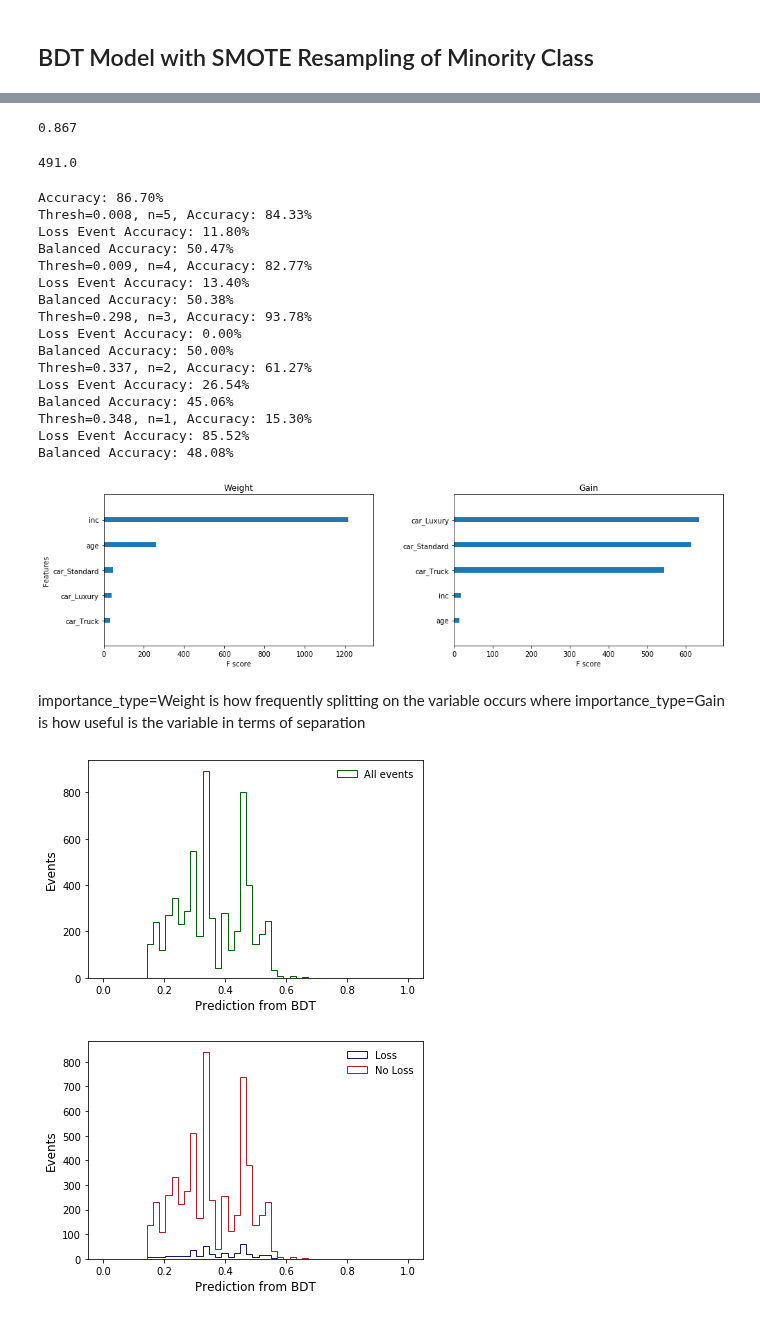
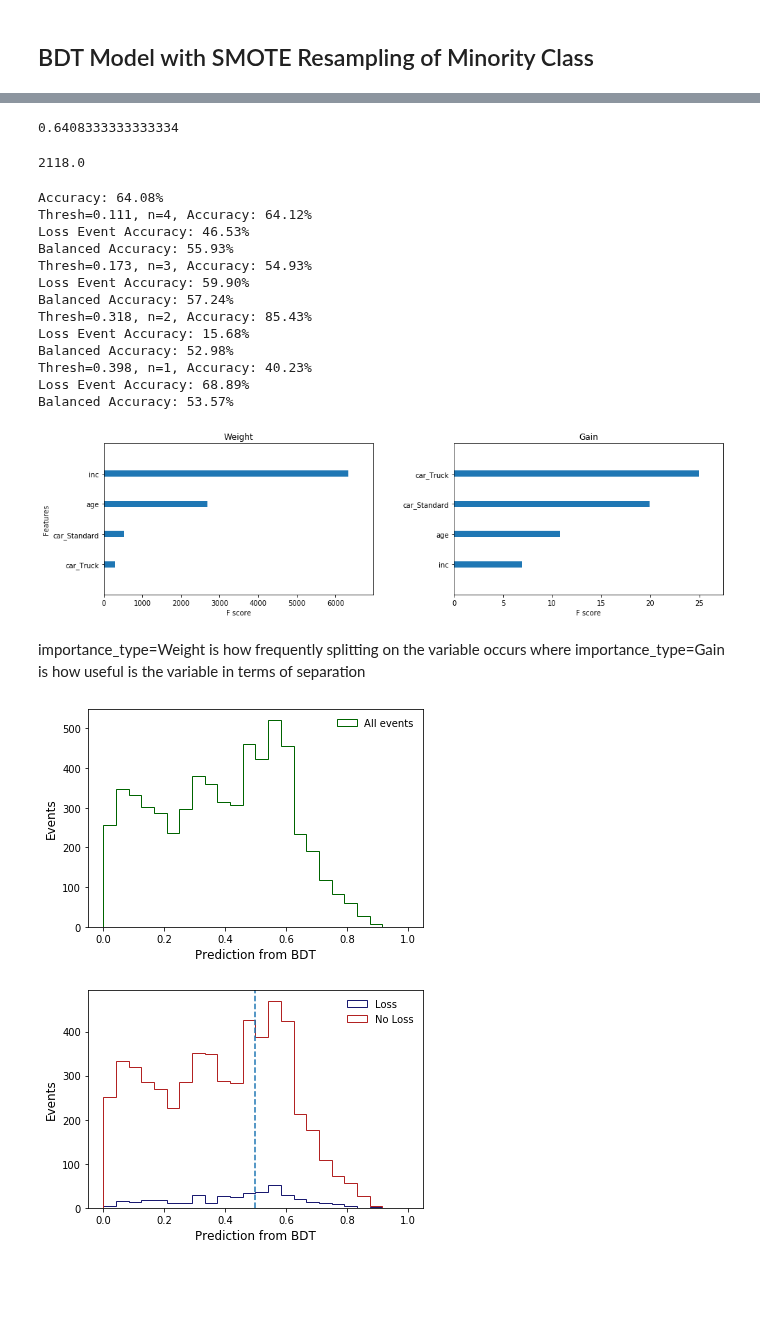
Before and after one commit to JTBarkeloo/JupyterNotebooks, a Jupyter notebook: MRM Assessment.ipynb, the cells around one changed output, grey strips where cells are left out. Saved outputs shown, nothing was run; the diff lists cells and outputs as text; code cells hidden in the pictures; blank space fills up the shorter version.

```diff
--- a/MRM Assessment.ipynb
+++ b/MRM Assessment.ipynb
@@ -530,10 +531,11 @@ ROC AUC Score:  0.5222632370586787
 # %% [markdown]
 ## BDT Model with SMOTE Resampling of Minority Class
 # %%
-X = mrm2[['age', 'inc', 'car_Luxury','car_Standard', 'car_Truck']] #'edu_High School', 'edu_College',
+X = mrm2[['age', 'inc', 'car_Standard', 'car_Truck']] #'edu_High School', 'edu_College', 'car_Luxury'
 y = mrm2['acc']
+X['inc']=X['inc'].div(1000)
 y = y.astype('bool').astype('int') #easy conversion of (0,nonzero) to (0,1)
-X_train, X_test, y_train, y_test = train_test_split(X, y, train_size=0.8)
+X_train, X_test, y_train, y_test = train_test_split(X, y, train_size=0.8,random_state=0)
 smote = SMOTE(sampling_strategy="auto")
 X_train_smote, y_train_smote = smote.fit_resample(X_train, y_train)
 np.bincount(y_train_smote)
@@ -560,12 +562,13 @@ Fraction signal: 0.062
 SMOTE: Fraction signal: 0.50
 # %%
 binary_bdt_param = {
-    "learning_rate" : 0.15,
+    "learning_rate" : 0.1,
     "max_depth" :6,
     "colsample_bytree" : 1.0,
     "subsample" : 1.0,
-    "n_estimators" : 200,
+    "n_estimators" : 1000,
     "feature_names" : features,
+    "min_samples_split" : 200,
     'objective' : 'binary:logistic' # objective function
 }
 binary_task_param = {
@@ -602,8 +605,8 @@ print(binary_bdt.score(X_test[features],y_test))
 
 binary_bdt.predict_proba(X_test[features])[:,1].round().sum()
 # %% [output]
-0.867
+0.6408333333333334
-491.0
+2118.0
 # %%
 from sklearn.metrics import accuracy_score
 from sklearn.feature_selection import SelectFromModel
@@ -628,22 +631,19 @@ for thresh in thresholds:
     print("Loss Event Accuracy: %.2f%%"%(predictions[y_test==1].sum()/y_test.sum()*100.))
     print("Balanced Accuracy: %.2f%%"%(bal_acc*100.))
 # %% [output]
-Accuracy: 86.70%
-Thresh=0.008, n=5, Accuracy: 84.33%
-Loss Event Accuracy: 11.80%
-Balanced Accuracy: 50.47%
-Thresh=0.009, n=4, Accuracy: 82.77%
-Loss Event Accuracy: 13.40%
-Balanced Accuracy: 50.38%
-Thresh=0.298, n=3, Accuracy: 93.78%
-Loss Event Accuracy: 0.00%
-Balanced Accuracy: 50.00%
-Thresh=0.337, n=2, Accuracy: 61.27%
-Loss Event Accuracy: 26.54%
-Balanced Accuracy: 45.06%
-Thresh=0.348, n=1, Accuracy: 15.30%
-Loss Event Accuracy: 85.52%
-Balanced Accuracy: 48.08%
+Accuracy: 64.08%
+Thresh=0.111, n=4, Accuracy: 64.12%
+Loss Event Accuracy: 46.53%
+Balanced Accuracy: 55.93%
+Thresh=0.173, n=3, Accuracy: 54.93%
+Loss Event Accuracy: 59.90%
+Balanced Accuracy: 57.24%
+Thresh=0.318, n=2, Accuracy: 85.43%
+Loss Event Accuracy: 15.68%
+Balanced Accuracy: 52.98%
+Thresh=0.398, n=1, Accuracy: 40.23%
+Loss Event Accuracy: 68.89%
+Balanced Accuracy: 53.57%
 # %%
 fig, ax_enum = plt.subplots(1,2, figsize=(16,4))
 xgb.plot_importance(binary_bdt, importance_type="weight", ax=ax_enum[0], title="Weight",show_values=False, grid=False)
@@ -653,31 +653,32 @@ plt.sca(ax_enum[1])
 plt.ylabel("")
 plt.subplots_adjust(wspace=0.3)
 # %% [output]
-[figure, old version]
+[figure, new version]
 # %% [markdown]
 importance_type=Weight is how frequently splitting on the variable occurs where importance_type=Gain is how useful is the variable in terms of separation
 # %%
 # plot all predictions (both signal and background)
 predictions = binary_bdt.predict_proba(X_test[features])[:,1]
 plt.figure();
-plt.hist(predictions,bins=np.linspace(0,1,50),histtype='step',color='darkgreen',label='All events');
+plt.hist(predictions,bins=np.linspace(0,1,25),histtype='step',color='darkgreen',label='All events');
 # make the plot readable
 plt.xlabel('Prediction from BDT',fontsize=12);
 plt.ylabel('Events',fontsize=12);
 plt.legend(frameon=False);
 
 # plot signal and background separately
 plt.figure();
-plt.hist(binary_bdt.predict_proba(X_test[features][y_test==1])[:,1],bins=np.linspace(0,1,50),
+plt.hist(binary_bdt.predict_proba(X_test[features][y_test==1])[:,1],bins=np.linspace(0,1,25),
          histtype='step',color='midnightblue',label='Loss');
-plt.hist(binary_bdt.predict_proba(X_test[features][y_test==0])[:,1],bins=np.linspace(0,1,50),
+plt.hist(binary_bdt.predict_proba(X_test[features][y_test==0])[:,1],bins=np.linspace(0,1,25),
          histtype='step',color='firebrick',label='No Loss');
 # make the plot readable
 plt.xlabel('Prediction from BDT',fontsize=12);
 plt.ylabel('Events',fontsize=12);
+plt.axvline(x=0.5, linestyle='--')
 plt.legend(frameon=False);
 # %% [output]
-[figure, old version]
+[figure, new version]
-[figure, old version]
+[figure, new version]
 # %%
 plt.figure();
```
Also changed, not shown: parts of 12 cells of this notebook, 16 other files.
